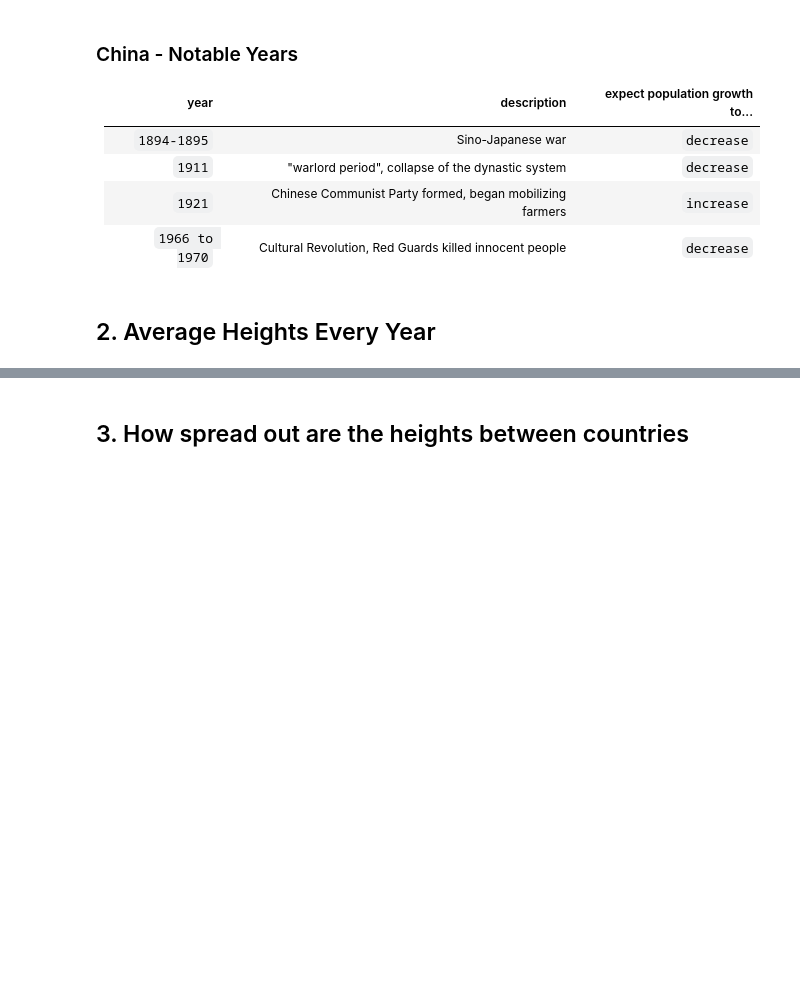
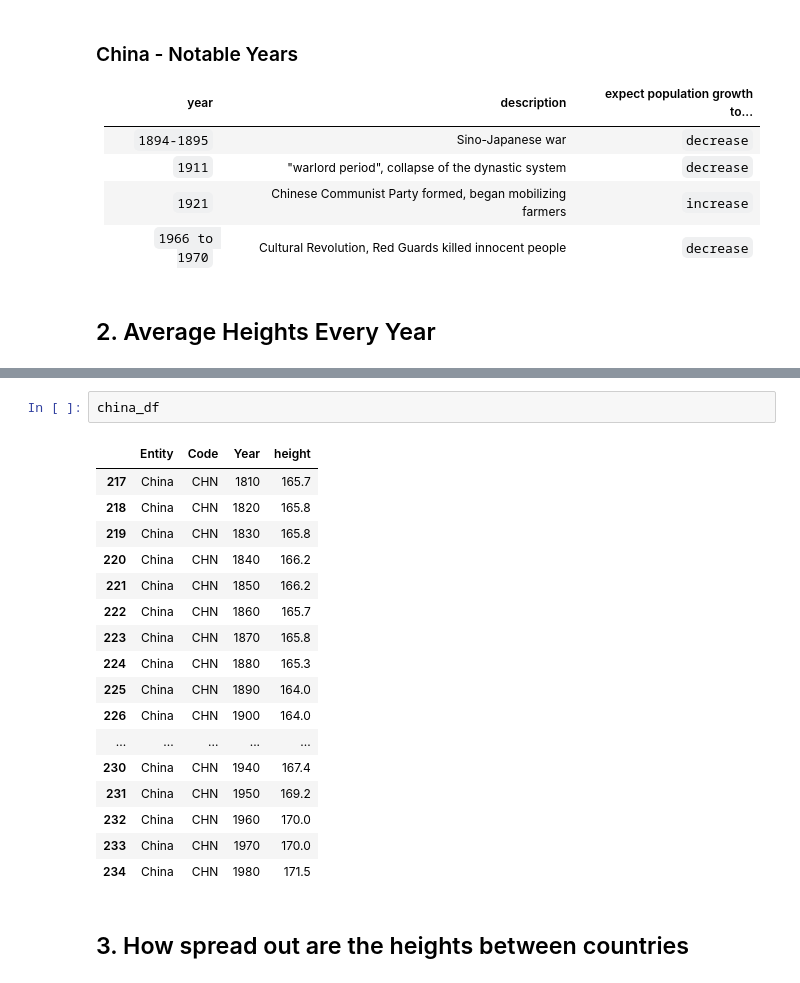
Before and after one commit to Smarker/machine_learning, a Jupyter notebook: exercise_one.ipynb, the cells around one changed output, grey strips where cells are left out. Cells and saved outputs as stored; diff of their text form; blank space fills up the shorter version.

```diff
--- a/exercise_one.ipynb
+++ b/exercise_one.ipynb
@@ -182,3 +160,23 @@ print(china_df)
+# %%
+china_df
+# %% [output]
+|  | Entity | Code | Year | height |
+| 217 | China | CHN | 1810 | 165.7 |
+| 218 | China | CHN | 1820 | 165.8 |
+| 219 | China | CHN | 1830 | 165.8 |
+| 220 | China | CHN | 1840 | 166.2 |
+| 221 | China | CHN | 1850 | 166.2 |
+| 222 | China | CHN | 1860 | 165.7 |
+| 223 | China | CHN | 1870 | 165.8 |
+| 224 | China | CHN | 1880 | 165.3 |
+| 225 | China | CHN | 1890 | 164.0 |
+| 226 | China | CHN | 1900 | 164.0 |
+| ... | ... | ... | ... | ... |
+| 230 | China | CHN | 1940 | 167.4 |
+| 231 | China | CHN | 1950 | 169.2 |
+| 232 | China | CHN | 1960 | 170.0 |
+| 233 | China | CHN | 1970 | 170.0 |
+| 234 | China | CHN | 1980 | 171.5 |
 # %% [markdown]
 ## 3. How spread out are the heights between countries
 # %%
```
Also changed, not shown: parts of 4 cells of this notebook.
